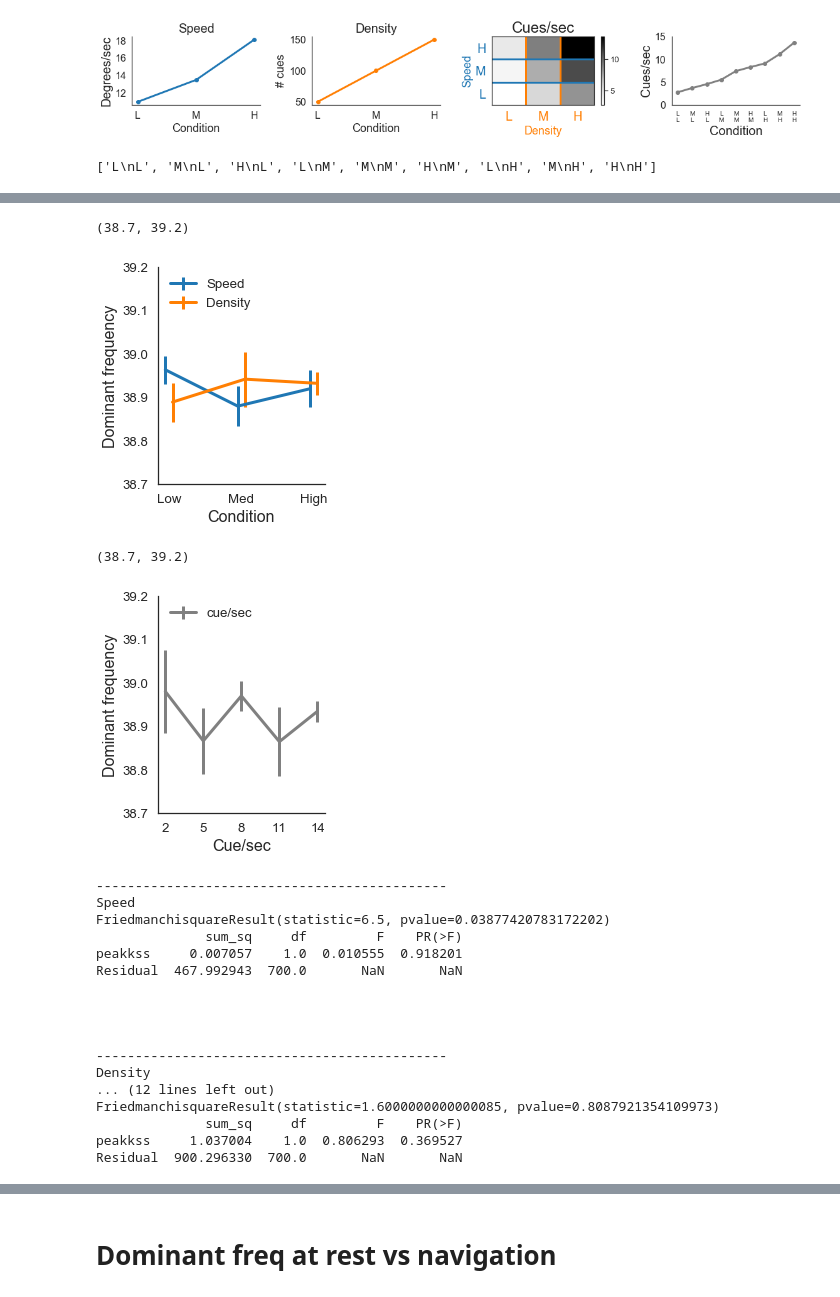
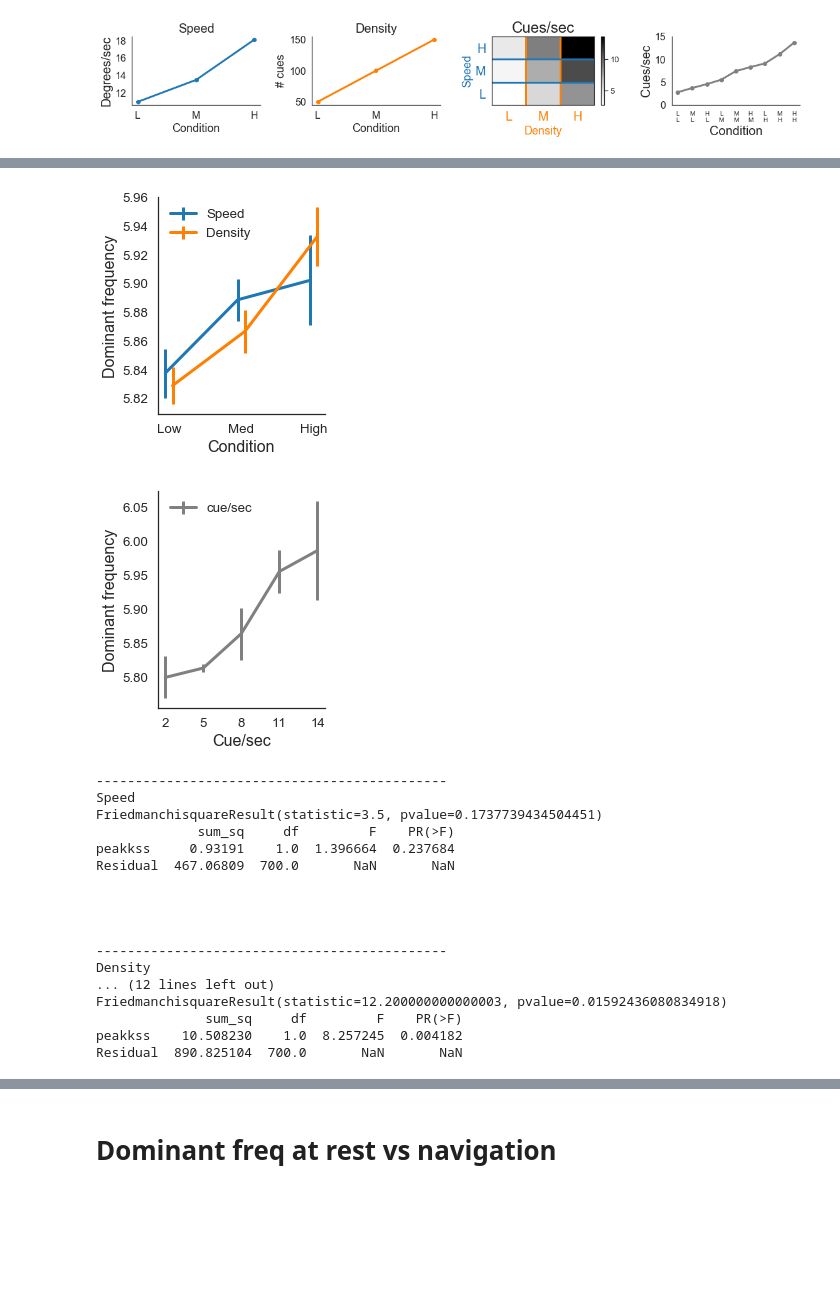
Before and after one commit to DiogoSantosPata/normaliser, a Jupyter notebook: V2_Analisys.ipynb, the cells around one changed output, grey strips where cells are left out. Cells and saved outputs as stored; diff of their text form; code cells hidden in the pictures; blank space fills up the shorter version.

```diff
--- a/V2_Analisys.ipynb
+++ b/V2_Analisys.ipynb
@@ -225,10 +225,6 @@ plt.tight_layout()
 # plt.savefig('../Figures/experimental_conditions_illustration.pdf')
 # %% [output]
 [figure]
-# %%
-cue_sec_xticks
-# %% [output]
-['L\nL', 'M\nL', 'H\nL', 'L\nM', 'M\nM', 'H\nM', 'L\nH', 'M\nH', 'H\nH']
 # %%
 subs_psd = []
 for ii in ttl_info_dict:
@@ -264,10 +260,10 @@ for ii in ttl_info_dict:
 
                 freqs, psd = signal.welch(raw_copy.get_data(start=start,stop=stop)[0], raw.info['sfreq'], nperseg=win)
 
-#                 fmin=2
-#                 fmax=10
-                fmin=30
-                fmax=48
+                fmin=2
+                fmax=10
+#                 fmin=40
+#                 fmax=80
 
                 fmin_idx = np.argmin(np.abs(freqs-fmin))
                 fmax_idx = np.argmin(np.abs(freqs-fmax))
@@ -290,6 +286,8 @@ for ii in ttl_info_dict:
 
 columns=['sub','session','channel','speed','density','cuesec','csw','peakkss']
 subs_psd = pd.DataFrame(subs_psd,columns=columns )
+
+# subs_psd_40_80 = np.copy(subs_psd)  ## Saved subs psd for 40-80Hz
 # %% [output]
 Opening raw data file /Users/diogo/Desktop/Normaliser_2019/data/sub_0_session_0_raw.fif...
 Isotrak not found
@@ -311,39 +309,41 @@ Filter length of 3301 samples (6.602 sec) selected
 # %%
 fig = plt.figure()
 ax = fig.add_subplot(111)
 fig.set_figheight(4)
 fig.set_figwidth(3)
 
 
 mmm = subs_psd.groupby(['speed','sub']).mean()['peakkss'].unstack().T.mean()
 sss = subs_psd.groupby(['speed','sub']).mean()['peakkss'].unstack().T.sem()
 plt.errorbar(  np.arange(3)-0.05, mmm, yerr=sss, label='Speed', linewidth=3, color=plo['speed_color'] )
 
 mmm = subs_psd.groupby(['density','sub']).mean()['peakkss'].unstack().T.mean()
 sss = subs_psd.groupby(['density','sub']).mean()['peakkss'].unstack().T.sem()
 plt.errorbar(  np.arange(3)+0.05, mmm, yerr=sss, label='Density', linewidth=3, color=plo['density_color'] )
 
 ax.spines['right'].set_visible(False)
 ax.spines['top'].set_visible(False)
 plt.sca(ax)
 plt.legend( frameon=False, loc='upper left')
 plt.xlabel('Condition', fontsize=16)
 plt.ylabel('Dominant frequency', fontsize=16)
 plt.xticks(range(3), ['Low','Med','High']);
 
-plt.ylim(38.7,39.2)
+# plt.ylim(38.7,39.2)
 # %% [output]
-(38.7, 39.2)
-[figure, old version]
+[figure, new version]
 # %%
 fig = plt.figure()
 ax = fig.add_subplot(111)
 fig.set_figheight(4)
 fig.set_figwidth(3)
 
-mmm = subs_psd.groupby(['csw','sub']).mean()['peakkss'].unstack().T.mean()
-sss = subs_psd.groupby(['csw','sub']).mean()['peakkss'].unstack().T.sem()
-plt.errorbar(  np.arange(mmm.size), mmm, yerr=sss, label='cue/sec', linewidth=3, color=plo['cuesec_color'] )
+mmm = subs_psd.groupby(['csw','sub']).median()['peakkss'].unstack().T.median()
+sss = subs_psd.groupby(['csw','sub']).median()['peakkss'].unstack().T.sem()
+plt.errorbar(  np.linspace(2,14,mmm.size), mmm, yerr=sss, label='cue/sec', linewidth=3, color=plo['cuesec_color'] )
+
+
+
 
 ax.spines['right'].set_visible(False)
 ax.spines['top'].set_visible(False)
@@ -352,12 +352,11 @@ plt.legend( frameon=False, loc='upper left')
 plt.xlabel('Cue/sec', fontsize=16)
 plt.ylabel('Dominant frequency', fontsize=16)
 # plt.xticks(range(3), ['Low','Med','High']);
-plt.xticks(np.arange(mmm.index.size), np.linspace(2,14,mmm.index.size).astype(int) );
+plt.xticks(  np.linspace(2,14,mmm.index.size).astype(int) );
 
-plt.ylim(38.7,39.2)
+# plt.ylim(38.7,39.2)
 # %% [output]
-(38.7, 39.2)
-[figure, old version]
+[figure, new version]
 # %%
 print('\n\n\n')
 print('---------------------------------------------')
@@ -393,10 +392,10 @@ print('\n\n\n')
 # %% [output]
 ---------------------------------------------
 Speed
-FriedmanchisquareResult(statistic=6.5, pvalue=0.03877420783172202)
-              sum_sq     df         F    PR(>F)
-peakkss     0.007057    1.0  0.010555  0.918201
-Residual  467.992943  700.0       NaN       NaN
+FriedmanchisquareResult(statistic=3.5, pvalue=0.1737739434504451)
+             sum_sq     df         F    PR(>F)
+peakkss     0.93191    1.0  1.396664  0.237684
+Residual  467.06809  700.0       NaN       NaN
 
 
 
@@ -404,10 +403,10 @@ Residual  467.992943  700.0       NaN       NaN
 ---------------------------------------------
 Density
 ... (12 lines left out)
-FriedmanchisquareResult(statistic=1.6000000000000085, pvalue=0.8087921354109973)
+FriedmanchisquareResult(statistic=12.200000000000003, pvalue=0.01592436080834918)
               sum_sq     df         F    PR(>F)
-peakkss     1.037004    1.0  0.806293  0.369527
-Residual  900.296330  700.0       NaN       NaN
+peakkss    10.508230    1.0  8.257245  0.004182
+Residual  890.825104  700.0       NaN       NaN
 # %%
 fig = plt.figure()
 ax = fig.add_subplot(111)
```
Also changed, not shown: parts of 17 cells of this notebook.
